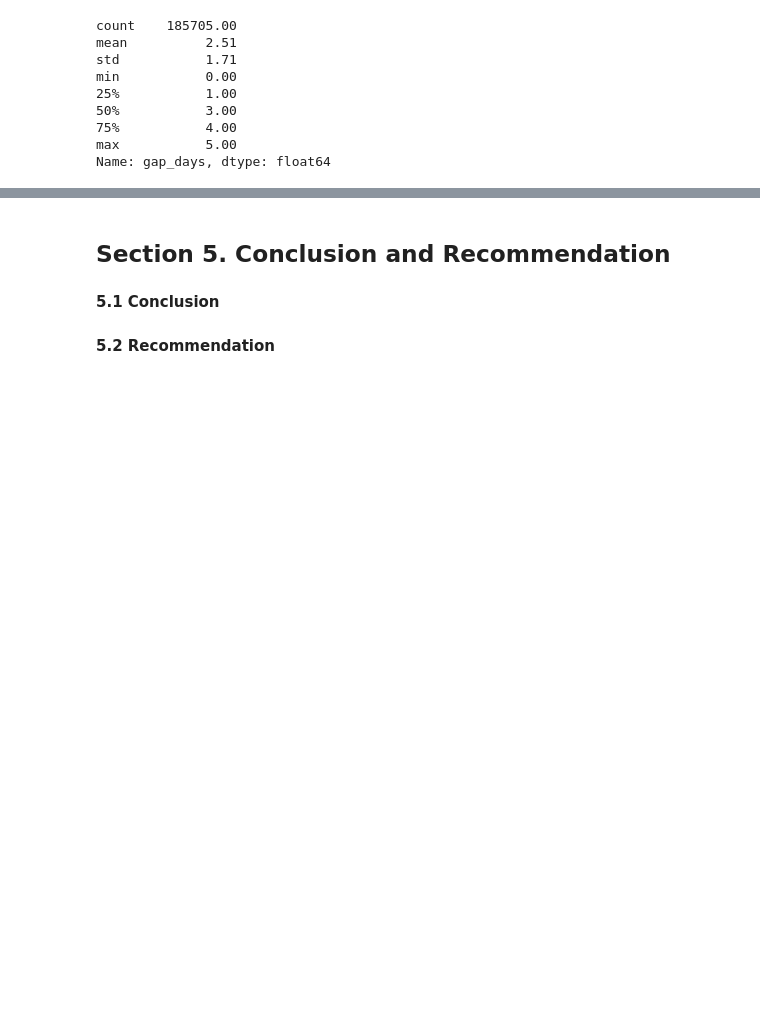
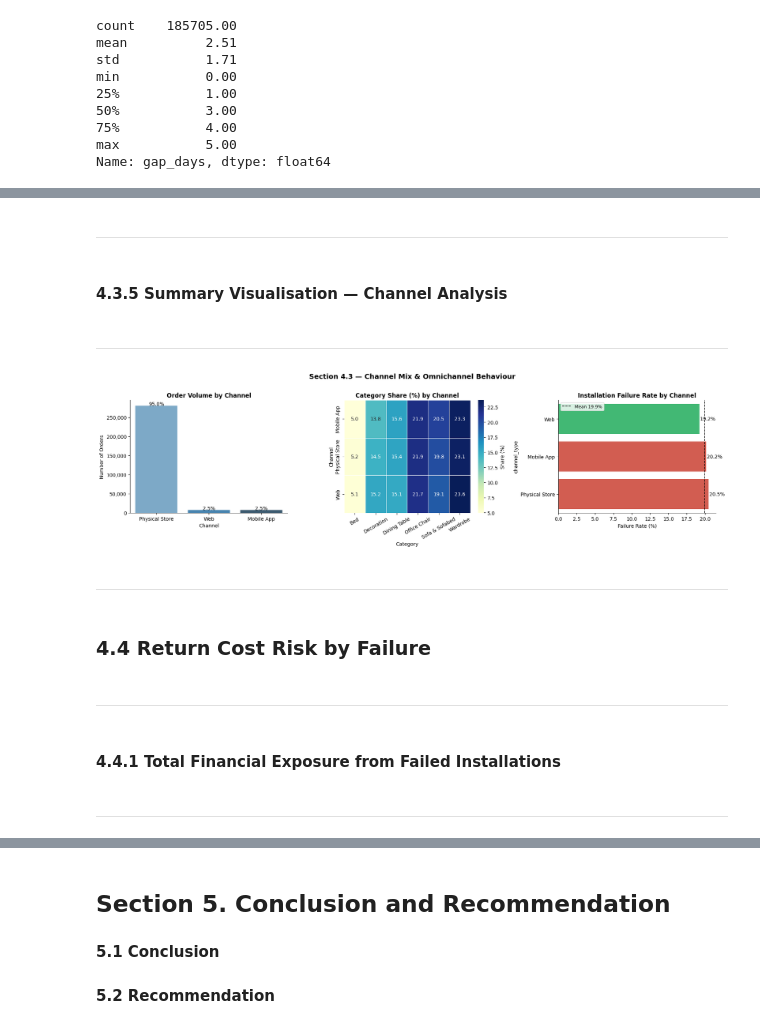
Before and after one commit to ElmarLeonard9/temporary_repo_capstone-main, a Jupyter notebook: notebooks/1.0-bdp-inital-data-exploration.ipynb, the cells around one changed output, grey strips where cells are left out. Cells and saved outputs as stored; diff of their text form; code cells hidden in the pictures; blank space fills up the shorter version.

```diff
--- a/notebooks/1.0-bdp-inital-data-exploration.ipynb
+++ b/notebooks/1.0-bdp-inital-data-exploration.ipynb
@@ -1087,2 +766,0 @@ Seluruh kategori produk menunjukkan **proporsi pelanggaran SLA yang hampir ident
-# %%
-df_install['is_failed'] = df_install['installation_status'].isin(['Failed - Missing Parts', 'Failed - Damaged Panel'])
@@ -1221,0 +1406,6 @@ Analisis terhadap 185.705 order yang melalui proses instalasi mengungkap temuan
+# %%
+channel_vol = df_clean['channel_type'].value_counts().reset_index()
+channel_vol.columns = ['channel_type', 'count']
+channel_vol['share_pct'] = (channel_vol['count'] / len(df_clean) * 100).round(2)
+
+print(channel_vol.to_string(index=False))
@@ -1221,0 +1433,10 @@ Analisis terhadap 185.705 order yang melalui proses instalasi mengungkap temuan
+# %%
+cont_ch_cat = pd.crosstab(df_clean['channel_type'], df_clean['category'])
+
+cat_by_channel = cont_ch_cat.div(cont_ch_cat.sum(axis=1), axis=0) * 100
+print("Category share (%) by channel:\n", cat_by_channel.round(2))
+
+chi2_cc, p_cc, _, _ = stats.chi2_contingency(cont_ch_cat)
+print_test("Chi-Square Test (category ~ channel)", chi2_cc, p_cc,
+           "SIGNIFICANT: product mix differs by channel",
+           "NOT significant: similar product mix across channels", "χ²")
@@ -1221,0 +1560,56 @@ Analisis terhadap 185.705 order yang melalui proses instalasi mengungkap temuan
+# %% [markdown]
+---
+# %% [markdown]
+#### **4.3.5 Summary Visualisation — Channel Analysis**
+# %% [markdown]
+---
+# %%
+fig, axes = plt.subplots(1, 3, figsize=(18, 5))
+fig.suptitle('Section 4.3 — Channel Mix & Omnichannel Behaviour', fontsize=14, fontweight='bold', y=1.01)
+
+# ── Panel 1: Channel volume bar ───────────────────────────────────────────
+sns.barplot(data=channel_vol, x='channel_type', y='count', hue="channel_type", palette='Blues_d', ax=axes[0])
+axes[0].set_title('Order Volume by Channel', fontsize=12, fontweight='bold')
+axes[0].set_xlabel('Channel')
+axes[0].set_ylabel('Number of Orders')
+axes[0].yaxis.set_major_formatter(plt.FuncFormatter(lambda x, _: f'{int(x):,}'))
+for i, row in channel_vol.iterrows():
+    axes[0].text(i, row['count'] + 500, f"{row['share_pct']:.1f}%", ha='center', fontsize=10)
+sns.despine(ax=axes[0])
+
+# ── Panel 2: Category mix heatmap ─────────────────────────────────────────
+sns.heatmap(cat_by_channel, annot=True, fmt='.1f', cmap='YlGnBu',
+            linewidths=0.5, ax=axes[1], cbar_kws={'label': 'Share (%)'})
+axes[1].set_title('Category Share (%) by Channel', fontsize=12, fontweight='bold')
+axes[1].set_xlabel('Category')
+axes[1].set_ylabel('Channel')
+axes[1].tick_params(axis='x', rotation=30)
+
+# ── Panel 3: Failure rate by channel ──────────────────────────────────────
+ch_fail = failure_by_channel.reset_index().sort_values('failure_rate_pct')
+avg_ch  = failure_by_channel['failure_rate_pct'].mean()
+colors_ch = ['#E74C3C' if r > avg_ch else '#2ECC71' for r in ch_fail['failure_rate_pct']]
+sns.barplot(data=ch_fail, y='channel_type', x='failure_rate_pct', hue='channel_type',
+            palette=colors_ch, orient='h', ax=axes[2])
+axes[2].axvline(avg_ch, color='black', linestyle='--', linewidth=1.2, label=f'Mean {avg_ch:.1f}%')
+axes[2].set_xlabel('Failure Rate (%)')
+axes[2].set_title('Installation Failure Rate by Channel', fontsize=12, fontweight='bold')
+axes[2].legend(fontsize=9)
+for i, v in enumerate(ch_fail['failure_rate_pct']):
+    axes[2].text(v + 0.1, i, f'{v:.1f}%', va='center', fontsize=10)
+sns.despine(ax=axes[2])
+
+plt.tight_layout()
+plt.show()
+# %% [output]
+[figure, added]
+# %% [markdown]
+---
+# %% [markdown]
+### **4.4 Return Cost Risk by Failure**
+# %% [markdown]
+---
+# %% [markdown]
+#### **4.4.1 Total Financial Exposure from Failed Installations**
+# %% [markdown]
+---
```
Also changed, not shown: parts of 203 cells of this notebook, 3 other files.
